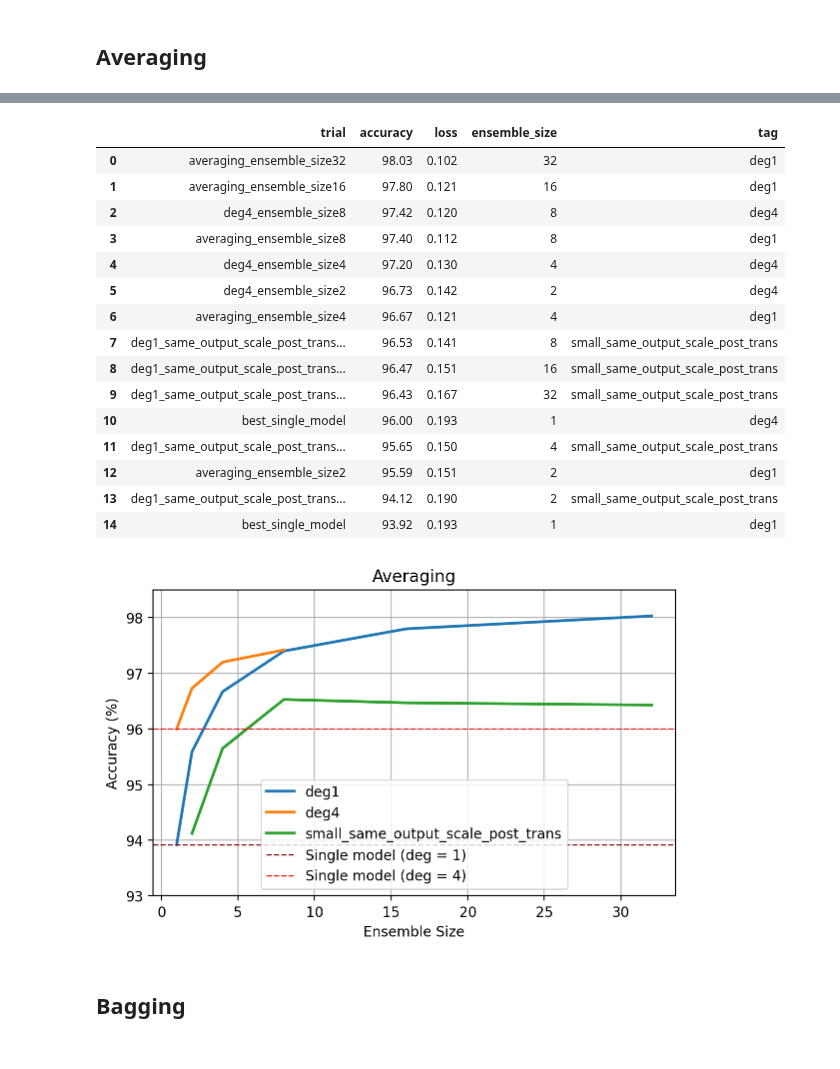
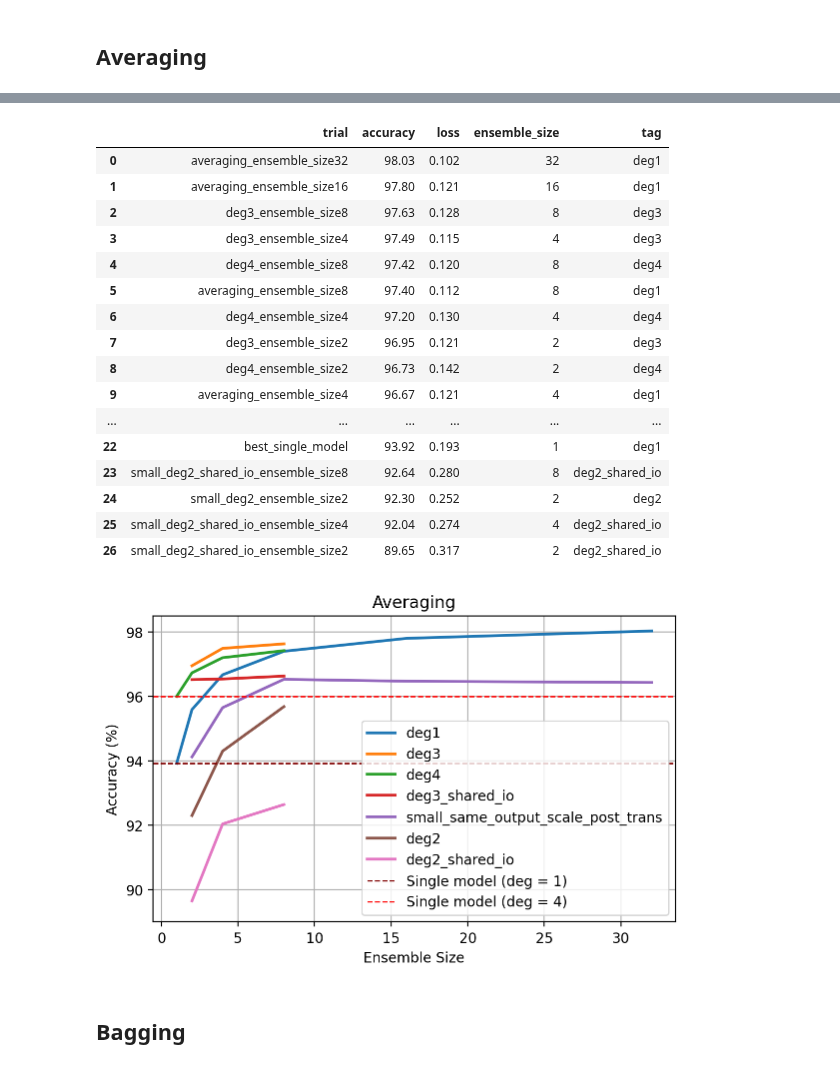
Before and after one commit to oliviaweng/logicnets, a Jupyter notebook: examples/mnist/plots/analysis.ipynb, the cells around one changed output, grey strips where cells are left out. Drawn from its saved outputs; the diff is of its cells as text; code cells hidden in the pictures.

```diff
--- a/examples/mnist/plots/analysis.ipynb
+++ b/examples/mnist/plots/analysis.ipynb
@@ -56,6 +56,14 @@ def parse_ensembling_experiment(experiment_dir):
         # Get tag on model training method
         if "same_output_scale_post_trans" in txt_file:
             tag = "small_same_output_scale_post_trans"
+        elif "deg2_shared_io" in txt_file:
+            tag = "deg2_shared_io"
+        elif "deg2" in txt_file:
+            tag = "deg2"
+        elif "deg3_shared_io" in txt_file:
+            tag = "deg3_shared_io"
+        elif "deg3" in txt_file:
+            tag = "deg3"
         elif "deg4" in txt_file:
             tag = "deg4"
         else:
@@ -172,49 +181,50 @@ df
 """
 Line plot of accuracy vs ensemble size
 """
 # plot_df = df.loc[df["tag"].isin(["small", "medium", "large"])]
 plot_df = df
 display(plot_df)
 fig, ax = plt.subplots(figsize=(6, 4))
 ax = sns.lineplot(
     data=plot_df,
     x="ensemble_size",
     y="accuracy",
     ax=ax,
     hue="tag",
     linewidth=2,
     # legend="auto",
 )
 plt.axhline(y=BEST_SINGLE_MODEL["accuracy"], linewidth=1, linestyle="--", color="maroon", label="Single model (deg = 1)")
 plt.axhline(y=BEST_SINGLE_MODEL_DEG4["accuracy"], linewidth=1, linestyle="--", color="red", label="Single model (deg = 4)")
 ax.grid()
 ax.set_title("Averaging")
 ax.set_ylabel("Accuracy (%)")
 ax.set_xlabel("Ensemble Size")
-ax.legend(loc="lower center")
-ax.set_ylim([93, 98.5])
+ax.legend(loc="lower right")
+ax.set_ylim([89, 98.5])
 # fig.legend(bbox_to_anchor=(0.5, -0.2), loc="lower center")
 fig.tight_layout()
 plt.savefig("averaging_acc_v_ensemble_size_lineplot.pdf")
 plt.savefig("averaging_acc_v_ensemble_size_lineplot.png")
 # %% [output]
 |  | trial | accuracy | loss | ensemble_size | tag |
 | 0 | averaging_ensemble_size32 | 98.03 | 0.102 | 32 | deg1 |
 | 1 | averaging_ensemble_size16 | 97.80 | 0.121 | 16 | deg1 |
-| 2 | deg4_ensemble_size8 | 97.42 | 0.120 | 8 | deg4 |
-| 3 | averaging_ensemble_size8 | 97.40 | 0.112 | 8 | deg1 |
-| 4 | deg4_ensemble_size4 | 97.20 | 0.130 | 4 | deg4 |
-| 5 | deg4_ensemble_size2 | 96.73 | 0.142 | 2 | deg4 |
-| 6 | averaging_ensemble_size4 | 96.67 | 0.121 | 4 | deg1 |
-| 7 | deg1_same_output_scale_post_trans... | 96.53 | 0.141 | 8 | small_same_output_scale_post_trans |
-| 8 | deg1_same_output_scale_post_trans... | 96.47 | 0.151 | 16 | small_same_output_scale_post_trans |
-| 9 | deg1_same_output_scale_post_trans... | 96.43 | 0.167 | 32 | small_same_output_scale_post_trans |
-| 10 | best_single_model | 96.00 | 0.193 | 1 | deg4 |
-| 11 | deg1_same_output_scale_post_trans... | 95.65 | 0.150 | 4 | small_same_output_scale_post_trans |
-| 12 | averaging_ensemble_size2 | 95.59 | 0.151 | 2 | deg1 |
-| 13 | deg1_same_output_scale_post_trans... | 94.12 | 0.190 | 2 | small_same_output_scale_post_trans |
-| 14 | best_single_model | 93.92 | 0.193 | 1 | deg1 |
+| 2 | deg3_ensemble_size8 | 97.63 | 0.128 | 8 | deg3 |
+| 3 | deg3_ensemble_size4 | 97.49 | 0.115 | 4 | deg3 |
+| 4 | deg4_ensemble_size8 | 97.42 | 0.120 | 8 | deg4 |
+| 5 | averaging_ensemble_size8 | 97.40 | 0.112 | 8 | deg1 |
+| 6 | deg4_ensemble_size4 | 97.20 | 0.130 | 4 | deg4 |
+| 7 | deg3_ensemble_size2 | 96.95 | 0.121 | 2 | deg3 |
+| 8 | deg4_ensemble_size2 | 96.73 | 0.142 | 2 | deg4 |
+| 9 | averaging_ensemble_size4 | 96.67 | 0.121 | 4 | deg1 |
+| ... | ... | ... | ... | ... | ... |
+| 22 | best_single_model | 93.92 | 0.193 | 1 | deg1 |
+| 23 | small_deg2_shared_io_ensemble_size8 | 92.64 | 0.280 | 8 | deg2_shared_io |
+| 24 | small_deg2_ensemble_size2 | 92.30 | 0.252 | 2 | deg2 |
+| 25 | small_deg2_shared_io_ensemble_size4 | 92.04 | 0.274 | 4 | deg2_shared_io |
+| 26 | small_deg2_shared_io_ensemble_size2 | 89.65 | 0.317 | 2 | deg2_shared_io |
-[figure, old version]
+[figure, new version]
 # %% [markdown]
 ## Bagging
 # %%
```
Also changed, not shown: parts of 1 cell of this notebook, 42 other files.
